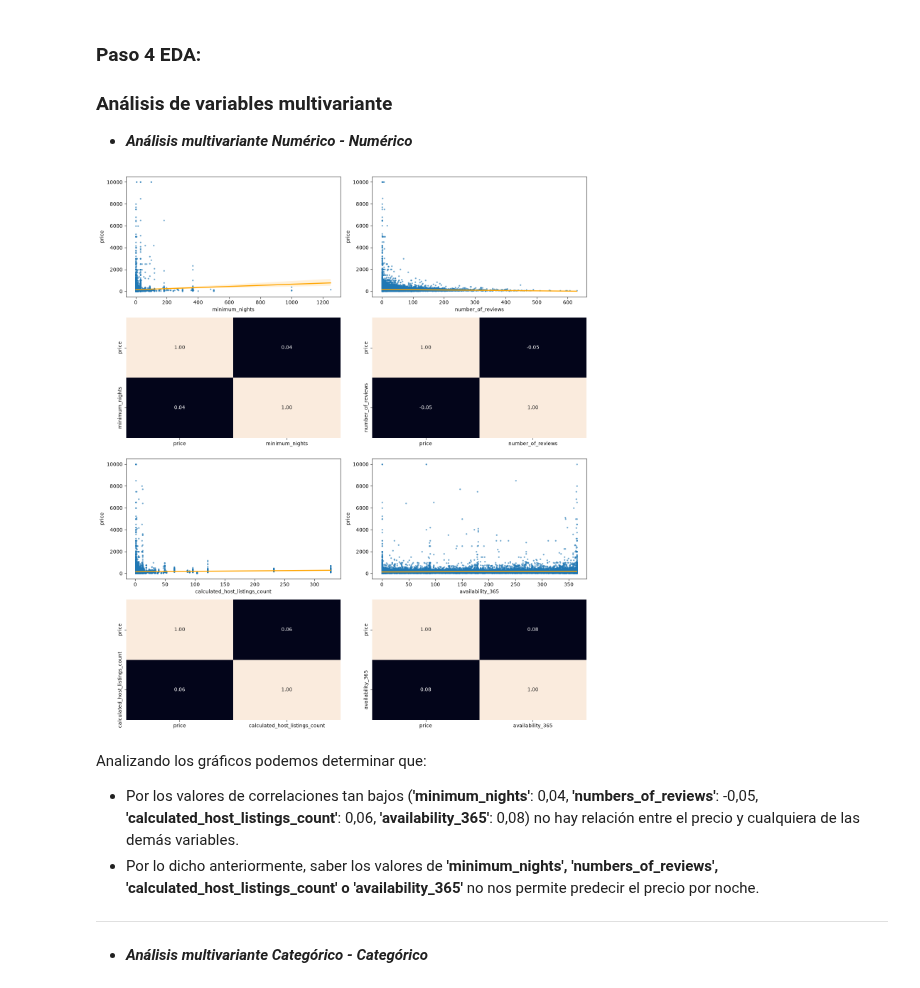
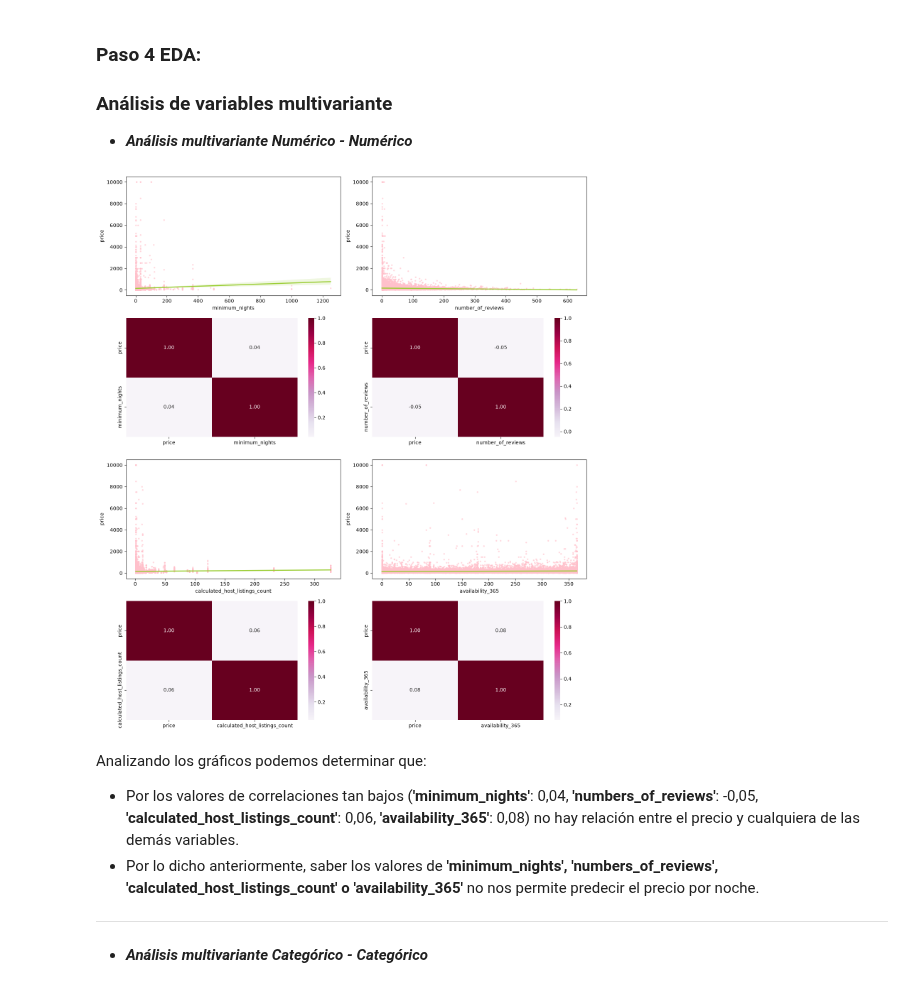
Before and after one commit to aromaydelicadeza/eda_analisis, a Jupyter notebook: src/explore.ipynb, the cells around one changed output. Drawn from its saved outputs; the diff is of its cells as text; code cells hidden in the pictures.

```diff
--- a/src/explore.ipynb
+++ b/src/explore.ipynb
@@ -217,24 +218,24 @@ Analizando los gráficos podemos determinar que:
 # %%
 fig, axis = plt.subplots(4,2, figsize=(14,16))
 
-sns.regplot(ax = axis[0,0], data = df, x = "minimum_nights", y = "price", scatter_kws = {'s': 5 ,'alpha':0.5}, line_kws = {'color':'orange', 'linewidth': 2})
-sns.heatmap(df[["price","minimum_nights"]].corr(), annot=True, fmt = '.2f', ax = axis[1,0], cbar = False)
+sns.regplot(ax = axis[0,0], data = df, x = "minimum_nights", y = "price", scatter_kws = {'s': 5 ,'alpha':0.5, 'color':'pink'}, line_kws = {'color':'yellowgreen', 'linewidth': 2})
+sns.heatmap(df[["price","minimum_nights"]].corr(), annot=True, fmt = '.2f', ax = axis[1,0], cmap='PuRd')
 
-sns.regplot(ax = axis[0,1], data = df, x = "number_of_reviews", y = "price", scatter_kws = {'s': 5 ,'alpha':0.5}, line_kws = {'color':'orange', 'linewidth': 2})
-sns.heatmap(df[["price","number_of_reviews"]].corr(), annot=True, fmt = '.2f', ax = axis[1,1], cbar = False)
+sns.regplot(ax = axis[0,1], data = df, x = "number_of_reviews", y = "price", scatter_kws = {'s': 5 ,'alpha':0.5, 'color':'pink'}, line_kws = {'color':'yellowgreen', 'linewidth': 2})
+sns.heatmap(df[["price","number_of_reviews"]].corr(), annot=True, fmt = '.2f', ax = axis[1,1], cmap='PuRd')
 
-sns.regplot(ax = axis[2,0], data = df, x = "calculated_host_listings_count", y = "price", scatter_kws = {'s': 5 ,'alpha':0.5}, line_kws = {'color':'orange', 'linewidth': 2})
-sns.heatmap(df[["price","calculated_host_listings_count"]].corr(), annot=True, fmt = '.2f', ax = axis[3,0], cbar = False)
+sns.regplot(ax = axis[2,0], data = df, x = "calculated_host_listings_count", y = "price", scatter_kws = {'s': 5 ,'alpha':0.5, 'color':'pink'}, line_kws = {'color':'yellowgreen', 'linewidth': 2})
+sns.heatmap(df[["price","calculated_host_listings_count"]].corr(), annot=True, fmt = '.2f', ax = axis[3,0], cmap='PuRd')
 
-sns.regplot(ax = axis[2,1], data = df, x = "availability_365", y = "price", scatter_kws = {'s': 5 ,'alpha':0.5}, line_kws = {'color':'orange', 'linewidth': 2})
-sns.heatmap(df[["price","availability_365"]].corr(), annot=True, fmt = '.2f', ax = axis[3,1], cbar = False)
+sns.regplot(ax = axis[2,1], data = df, x = "availability_365", y = "price", scatter_kws = {'s': 5 ,'alpha':0.5, 'color':'pink'}, line_kws = {'color':'yellowgreen', 'linewidth': 2})
+sns.heatmap(df[["price","availability_365"]].corr(), annot=True, fmt = '.2f', ax = axis[3,1], cmap='PuRd')
 
 
 plt.tight_layout()
 
 plt.show()
 # %% [output]
-[figure, old version]
+[figure, new version]
 # %% [markdown]
 Analizando los gráficos podemos determinar que:
 
```
Also changed, not shown: parts of 34 cells of this notebook, 1 other file.
